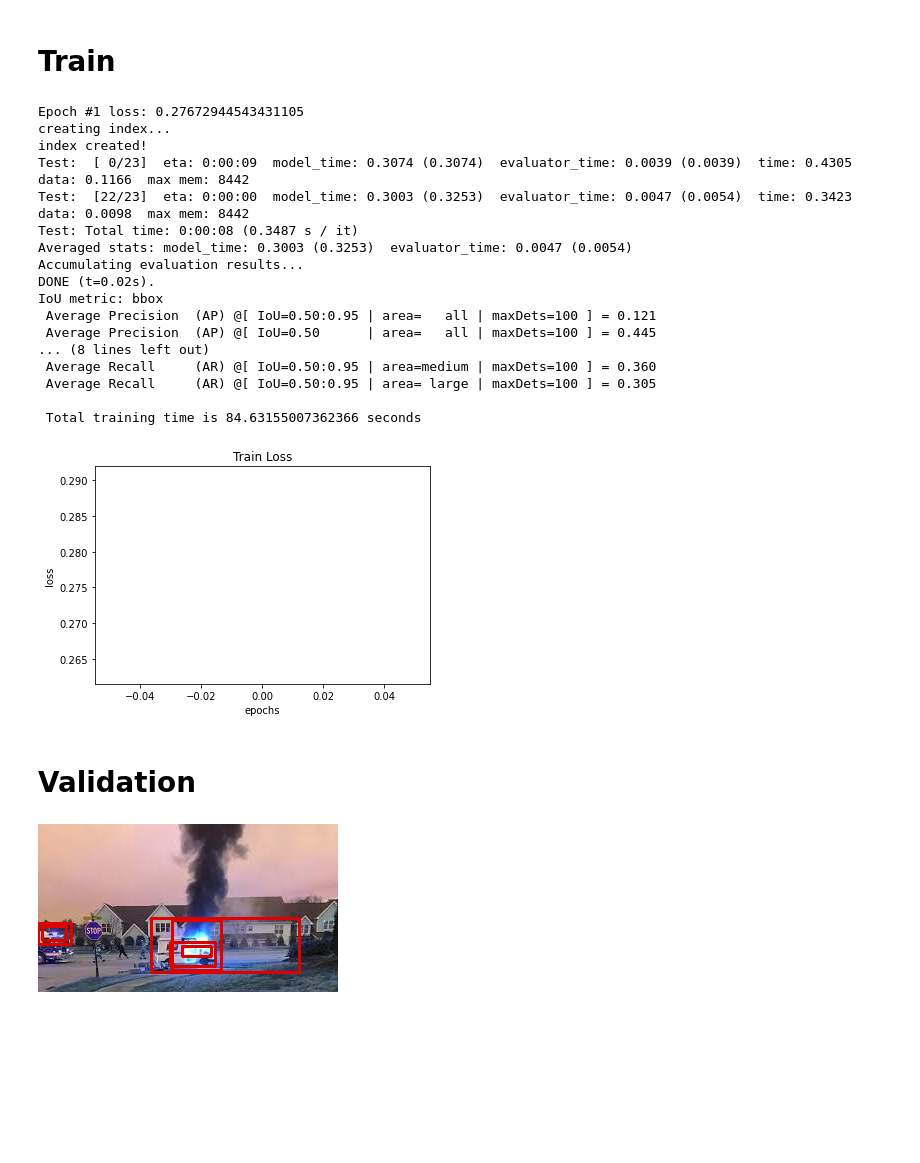
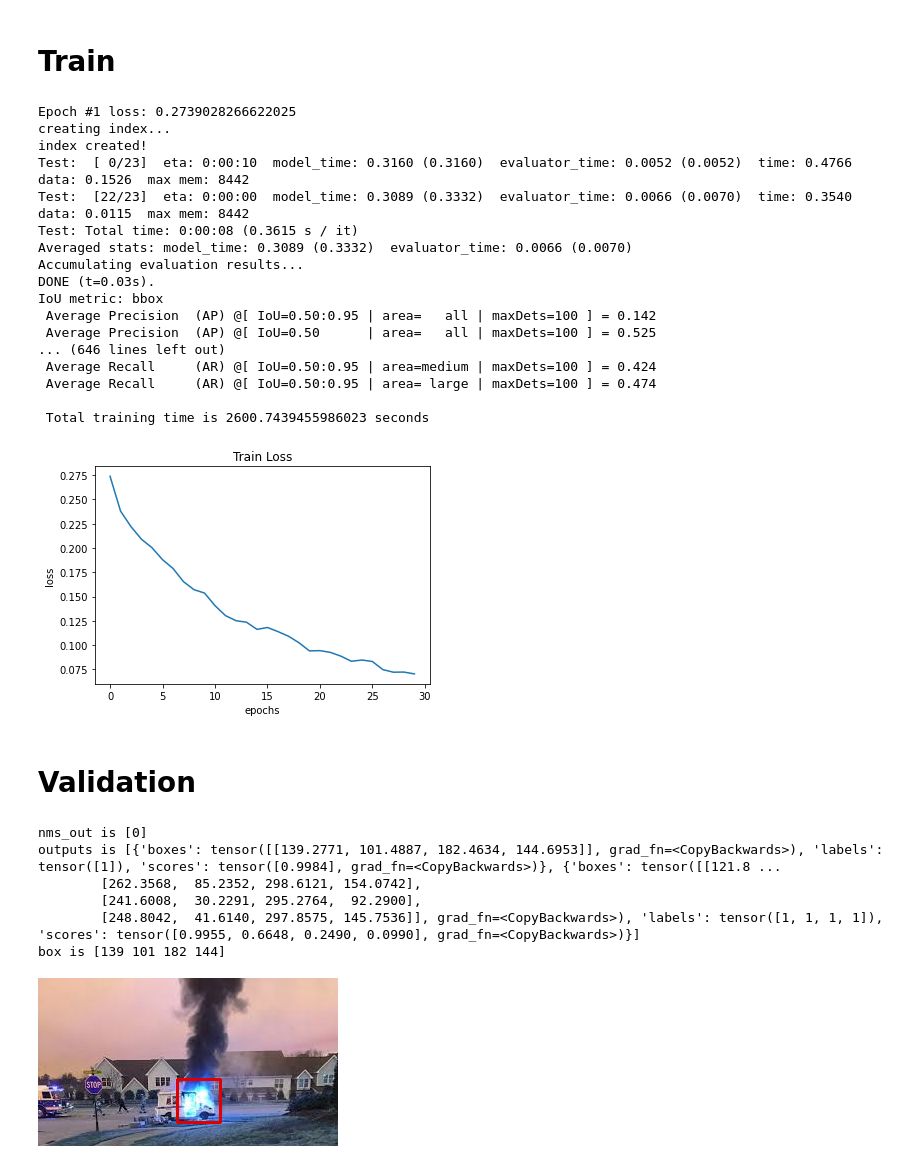
Before and after one commit to khanma1962/Fire_Detection_Fast_RCNN, a Jupyter notebook: Fire_Detection.ipynb, the cells around one changed output. Saved outputs shown, nothing was run; the diff lists cells and outputs as text; code cells hidden in the pictures; blank space fills up the shorter version.

Commit message:
Working - 30 epochs

```diff
--- a/Fire_Detection.ipynb
+++ b/Fire_Detection.ipynb
@@ -501,7 +501,7 @@ model.roi_heads.box_predictor = FastRCNNPredictor(in_features, num_classes)
 # Train
 # %%
 # Training parameters
-num_epochs = 1 #100
+num_epochs = 30 #100
 learning_rate = 1e-4
 loss_hist = Averager()
 
@@ -565,23 +565,23 @@ print(f"\n Total training time is {end_time - start_time} seconds \n")
 # save model
 torch.save(model.state_dict(), 'fasterrcnn_resnet50_fpn.pth')
 # %% [output]
-Epoch #1 loss: 0.27672944543431105
+Epoch #1 loss: 0.2739028266622025
 creating index...
 index created!
-Test:  [ 0/23]  eta: 0:00:09  model_time: 0.3074 (0.3074)  evaluator_time: 0.0039 (0.0039)  time: 0.4305  data: 0.1166  max mem: 8442
-Test:  [22/23]  eta: 0:00:00  model_time: 0.3003 (0.3253)  evaluator_time: 0.0047 (0.0054)  time: 0.3423  data: 0.0098  max mem: 8442
-Test: Total time: 0:00:08 (0.3487 s / it)
-Averaged stats: model_time: 0.3003 (0.3253)  evaluator_time: 0.0047 (0.0054)
+Test:  [ 0/23]  eta: 0:00:10  model_time: 0.3160 (0.3160)  evaluator_time: 0.0052 (0.0052)  time: 0.4766  data: 0.1526  max mem: 8442
+Test:  [22/23]  eta: 0:00:00  model_time: 0.3089 (0.3332)  evaluator_time: 0.0066 (0.0070)  time: 0.3540  data: 0.0115  max mem: 8442
+Test: Total time: 0:00:08 (0.3615 s / it)
+Averaged stats: model_time: 0.3089 (0.3332)  evaluator_time: 0.0066 (0.0070)
 Accumulating evaluation results...
-DONE (t=0.02s).
+DONE (t=0.03s).
 IoU metric: bbox
- Average Precision  (AP) @[ IoU=0.50:0.95 | area=   all | maxDets=100 ] = 0.121
- Average Precision  (AP) @[ IoU=0.50      | area=   all | maxDets=100 ] = 0.445
-... (8 lines left out)
- Average Recall     (AR) @[ IoU=0.50:0.95 | area=medium | maxDets=100 ] = 0.360
- Average Recall     (AR) @[ IoU=0.50:0.95 | area= large | maxDets=100 ] = 0.305
+ Average Precision  (AP) @[ IoU=0.50:0.95 | area=   all | maxDets=100 ] = 0.142
+ Average Precision  (AP) @[ IoU=0.50      | area=   all | maxDets=100 ] = 0.525
+... (646 lines left out)
+ Average Recall     (AR) @[ IoU=0.50:0.95 | area=medium | maxDets=100 ] = 0.424
+ Average Recall     (AR) @[ IoU=0.50:0.95 | area= large | maxDets=100 ] = 0.474
 
- Total training time is 84.63155007362366 seconds
+ Total training time is 2600.7439455986023 seconds
 # %%
 plt.title('Train Loss')
 plt.plot(total_train_loss)
@@ -589,4 +589,4 @@ plt.xlabel('epochs')
 plt.ylabel('loss')
 plt.show()
 # %% [output]
-[figure, old version]
+[figure, new version]
@@ -599,35 +601,49 @@ plt.show()
 images_val, targets  = next(iter(test_data_loader)) # test_data_loader
 
 images_val = list(img.to(device) for img in images_val)
 # targets = [{k: v.to(device) for k,v in t.items()} for t in targets]
 # print(f"target is {targets}")
 # boxes = targets[0]['boxes'].cpu().numpy().astype(np.int32)
 sample_val = images_val[0].permute(1, 2, 0).cpu().numpy() # permute re-arrange the axes
 sample_val = sample_val * 255. # de-normalize
 
 #get the bounding box from model
 model.eval()
 cpu_device = torch.device('cpu')
 
 outputs = []
 outputs = model(images_val)
+
+# NMS
+nms_out = (torchvision.ops.nms(boxes= outputs[0]['boxes'], scores= outputs[0]['scores'], iou_threshold= 0.5)).cpu().numpy()
+print(f"nms_out is {nms_out}")
+
 outputs = [{k: v.to(cpu_device) for k,v in t.items()} for t in outputs]
-# print(f"outputs is {outputs}")
-outs_val = outputs[0]['boxes'].cpu().detach().numpy().astype(np.int32)
+print(f"outputs is {outputs}")
+outs_val = outputs[nms_out[0]]['boxes'].cpu().detach().numpy().astype(np.int32)
+# outs_val = outs_val[nms_out[0]]
 
 
-
-for box in outs_val: #boxes:
+for box in outs_val:
+    print(f"box is {box}")
     cv2.rectangle(sample_val,
+                #   (box, box),
+                #   (box[2], box[3]),
                   (box[0], box[1]),
                   (box[2], box[3]),
                   (0, 0, 225),
                   2
                   )
 
 
 from google.colab.patches import cv2_imshow # https://github.com/jupyter/notebook/issues/3935
 # image = cv2.rectangle(image, (xmin,ymin), (xmax, ymax), (0,0,225 ), 2)
 cv2_imshow(sample_val);
 # %% [output]
+nms_out is [0]
+outputs is [{'boxes': tensor([[139.2771, 101.4887, 182.4634, 144.6953]], grad_fn=<CopyBackwards>), 'labels': tensor([1]), 'scores': tensor([0.9984], grad_fn=<CopyBackwards>)}, {'boxes': tensor([[121.8 ...
+        [262.3568,  85.2352, 298.6121, 154.0742],
+        [241.6008,  30.2291, 295.2764,  92.2900],
+        [248.8042,  41.6140, 297.8575, 145.7536]], grad_fn=<CopyBackwards>), 'labels': tensor([1, 1, 1, 1]), 'scores': tensor([0.9955, 0.6648, 0.2490, 0.0990], grad_fn=<CopyBackwards>)}]
+box is [139 101 182 144]
-[figure, old version]
+[figure, new version]
```
Also changed, not shown: parts of 4 cells of this notebook.
